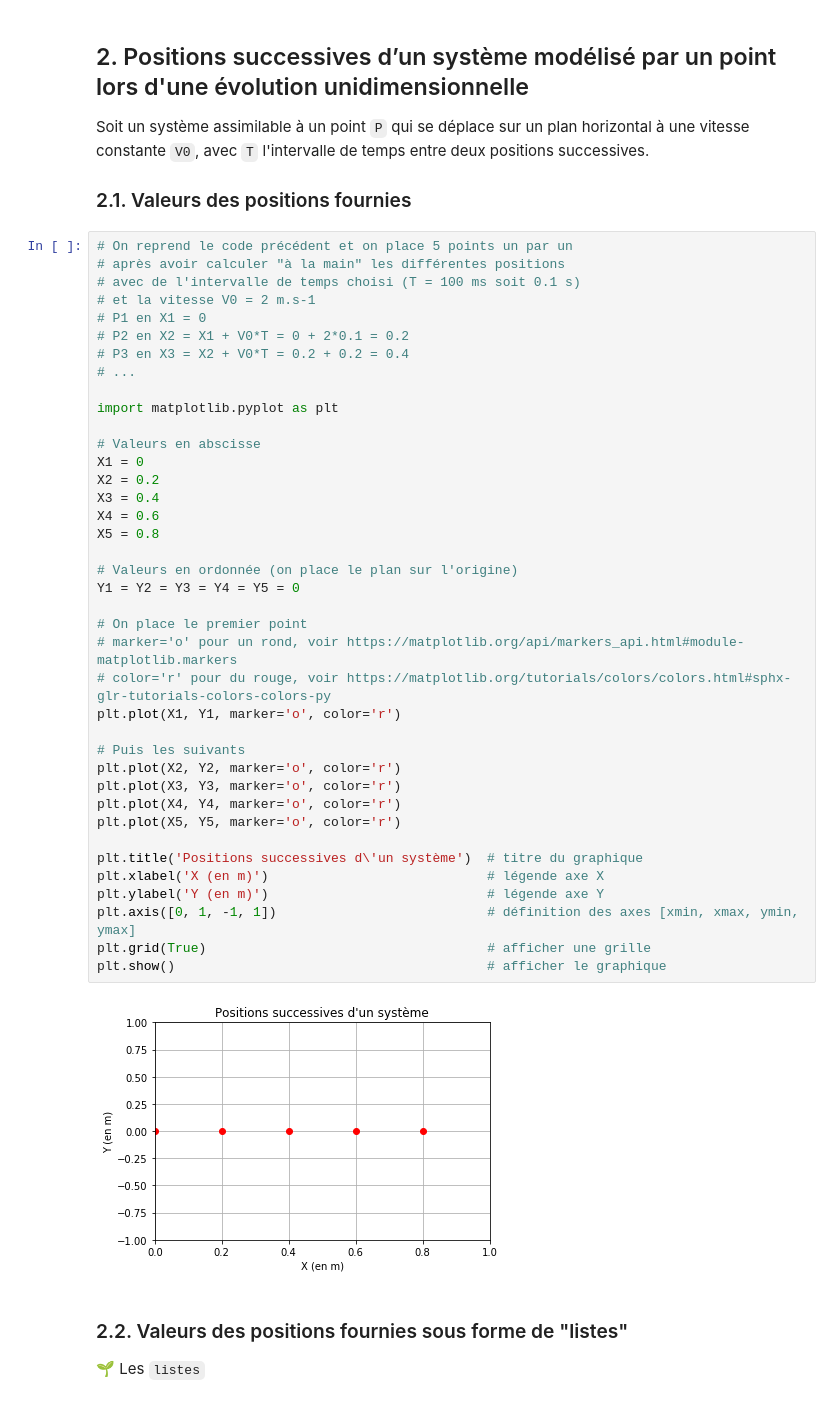
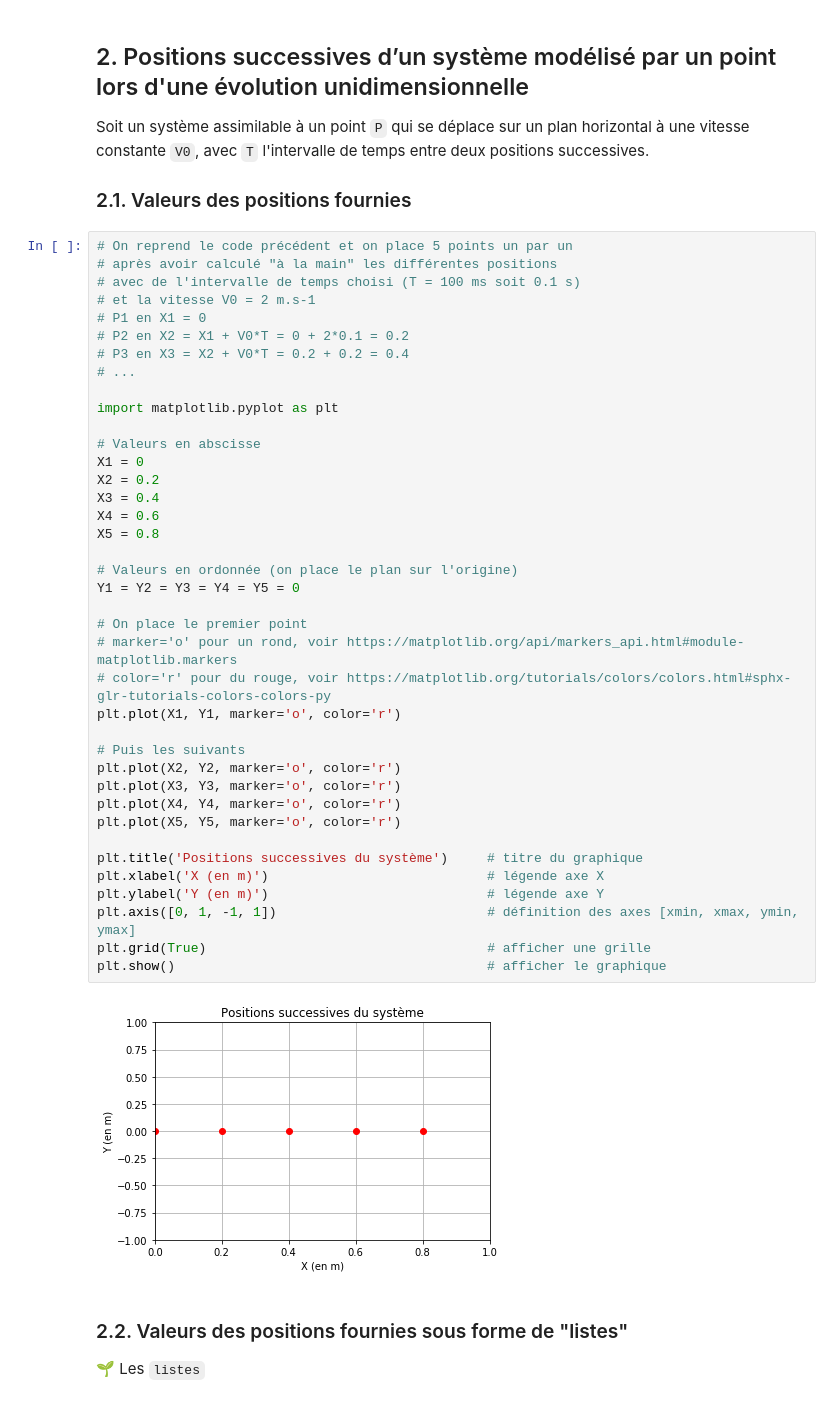
Before and after one commit to codekodo/R-Capacites-Numeriques-PC-2de, a Jupyter notebook: Positions successives d’un système modélisé par un point.ipynb, the cells around one changed output. Drawn from its saved outputs; the diff is of its cells as text.

```diff
--- a/Positions successives d’un système modélisé par un point.ipynb
+++ b/Positions successives d’un système modélisé par un point.ipynb
@@ -77,7 +86,7 @@ Soit un système assimilable à un point `P` qui se déplace sur un plan horizon
 ### 2.1. Valeurs des positions fournies
 # %%
 # On reprend le code précédent et on place 5 points un par un
-# après avoir calculer "à la main" les différentes positions
+# après avoir calculé "à la main" les différentes positions
 # avec de l'intervalle de temps choisi (T = 100 ms soit 0.1 s)
 # et la vitesse V0 = 2 m.s-1
 # P1 en X1 = 0
@@ -87,35 +96,35 @@ Soit un système assimilable à un point `P` qui se déplace sur un plan horizon
 
 import matplotlib.pyplot as plt
 
 # Valeurs en abscisse
 X1 = 0
 X2 = 0.2
 X3 = 0.4
 X4 = 0.6
 X5 = 0.8
 
 # Valeurs en ordonnée (on place le plan sur l'origine)
 Y1 = Y2 = Y3 = Y4 = Y5 = 0
 
 # On place le premier point
 # marker='o' pour un rond, voir https://matplotlib.org/api/markers_api.html#module-matplotlib.markers
 # color='r' pour du rouge, voir https://matplotlib.org/tutorials/colors/colors.html#sphx-glr-tutorials-colors-colors-py
 plt.plot(X1, Y1, marker='o', color='r')
 
 # Puis les suivants
 plt.plot(X2, Y2, marker='o', color='r')
 plt.plot(X3, Y3, marker='o', color='r')
 plt.plot(X4, Y4, marker='o', color='r')
 plt.plot(X5, Y5, marker='o', color='r')
 
-plt.title('Positions successives d\'un système')  # titre du graphique
+plt.title('Positions successives du système')     # titre du graphique
 plt.xlabel('X (en m)')                            # légende axe X
 plt.ylabel('Y (en m)')                            # légende axe Y
 plt.axis([0, 1, -1, 1])                           # définition des axes [xmin, xmax, ymin, ymax]
 plt.grid(True)                                    # afficher une grille
 plt.show()                                        # afficher le graphique
 # %% [output]
-[figure, old version]
+[figure, new version]
 # %% [markdown]
 ### 2.2. Valeurs des positions fournies sous forme de "listes"
 🌱 Les `listes`
```
Also changed, not shown: parts of 11 cells of this notebook.
